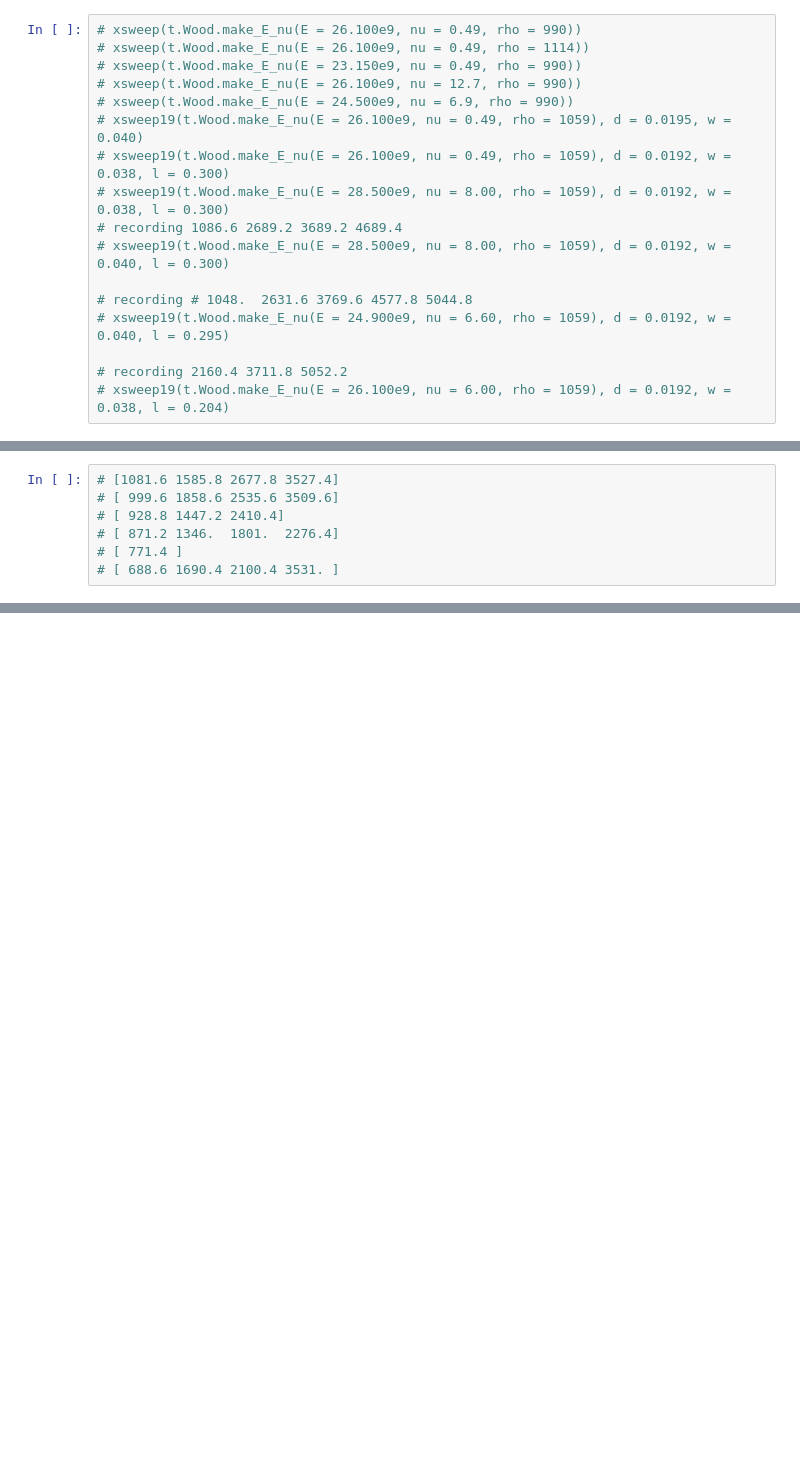
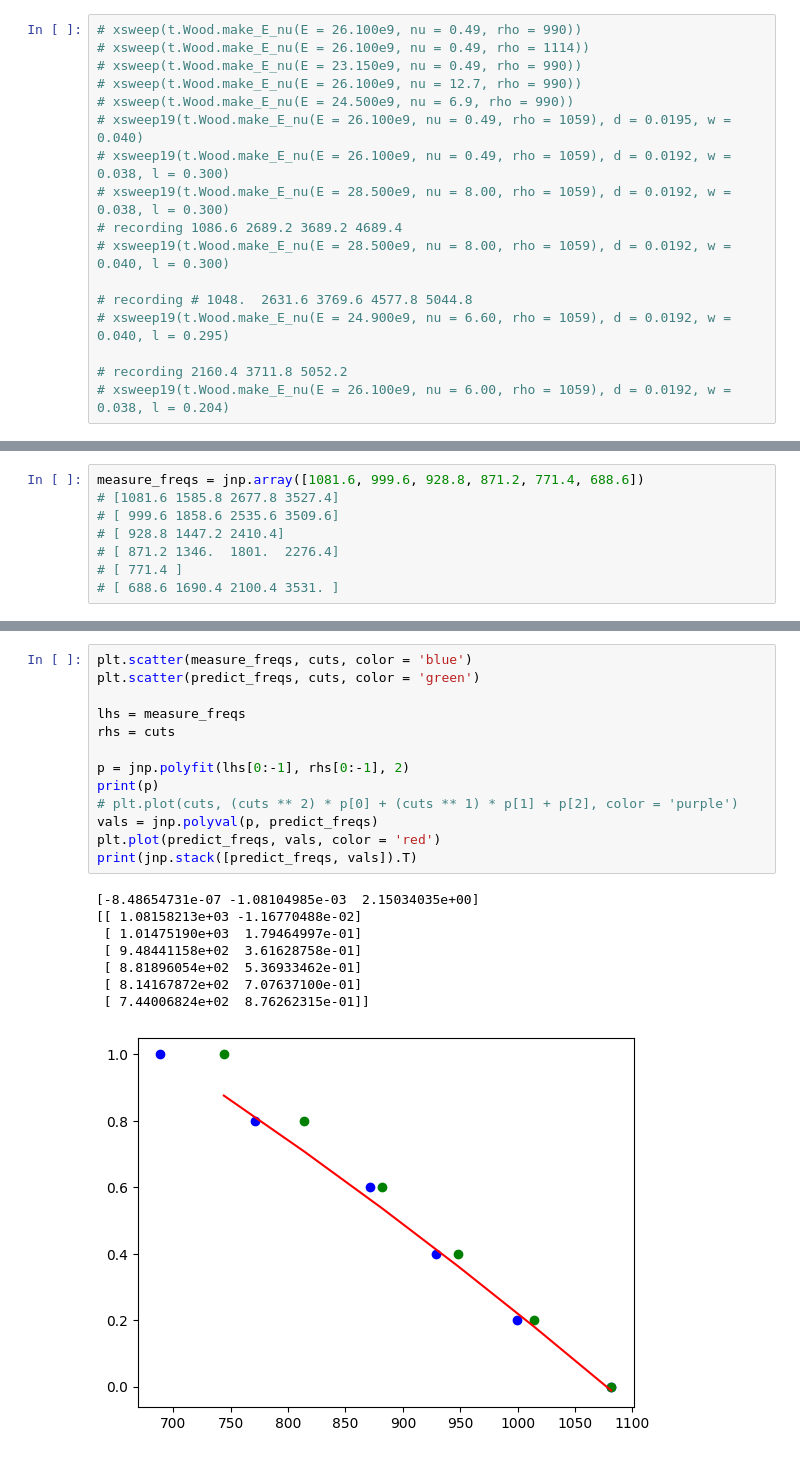
Before and after one commit to amosr/xylo, a Jupyter notebook: py/bars.ipynb, the cells around one changed output, grey strips where cells are left out. Cells and saved outputs as stored; diff of their text form; blank space fills up the shorter version.

```diff
--- a/py/bars.ipynb
+++ b/py/bars.ipynb
@@ -95,4 +104,5 @@ BarProps(width=0.038, depth=0.019, length=0.3, elements=300, min_depth=0.01)
 # %%
+measure_freqs = jnp.array([1081.6, 999.6, 928.8, 871.2, 771.4, 688.6])
 # [1081.6 1585.8 2677.8 3527.4]
 # [ 999.6 1858.6 2535.6 3509.6]
 # [ 928.8 1447.2 2410.4]
@@ -101,0 +137,22 @@ BarProps(width=0.038, depth=0.019, length=0.3, elements=300, min_depth=0.01)
+# %%
+plt.scatter(measure_freqs, cuts, color = 'blue')
+plt.scatter(predict_freqs, cuts, color = 'green')
+
+lhs = measure_freqs
+rhs = cuts
+
+p = jnp.polyfit(lhs[0:-1], rhs[0:-1], 2)
+print(p)
+# plt.plot(cuts, (cuts ** 2) * p[0] + (cuts ** 1) * p[1] + p[2], color = 'purple')
+vals = jnp.polyval(p, predict_freqs)
+plt.plot(predict_freqs, vals, color = 'red')
+print(jnp.stack([predict_freqs, vals]).T)
+# %% [output]
+[-8.48654731e-07 -1.08104985e-03  2.15034035e+00]
+[[ 1.08158213e+03 -1.16770488e-02]
+ [ 1.01475190e+03  1.79464997e-01]
+ [ 9.48441158e+02  3.61628758e-01]
+ [ 8.81896054e+02  5.36933462e-01]
+ [ 8.14167872e+02  7.07637100e-01]
+ [ 7.44006824e+02  8.76262315e-01]]
+[figure, added]
```
Also changed, not shown: parts of 8 cells of this notebook, 5 other files.
